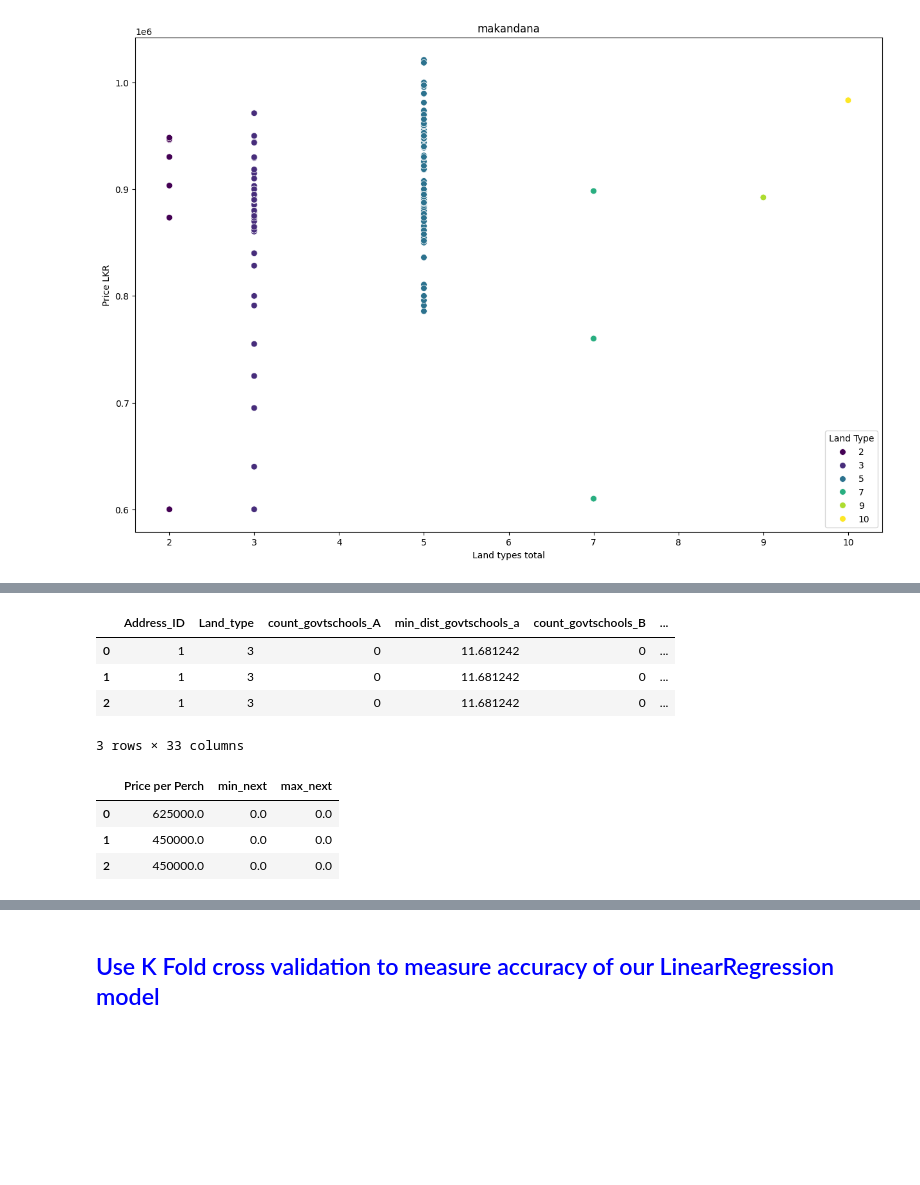
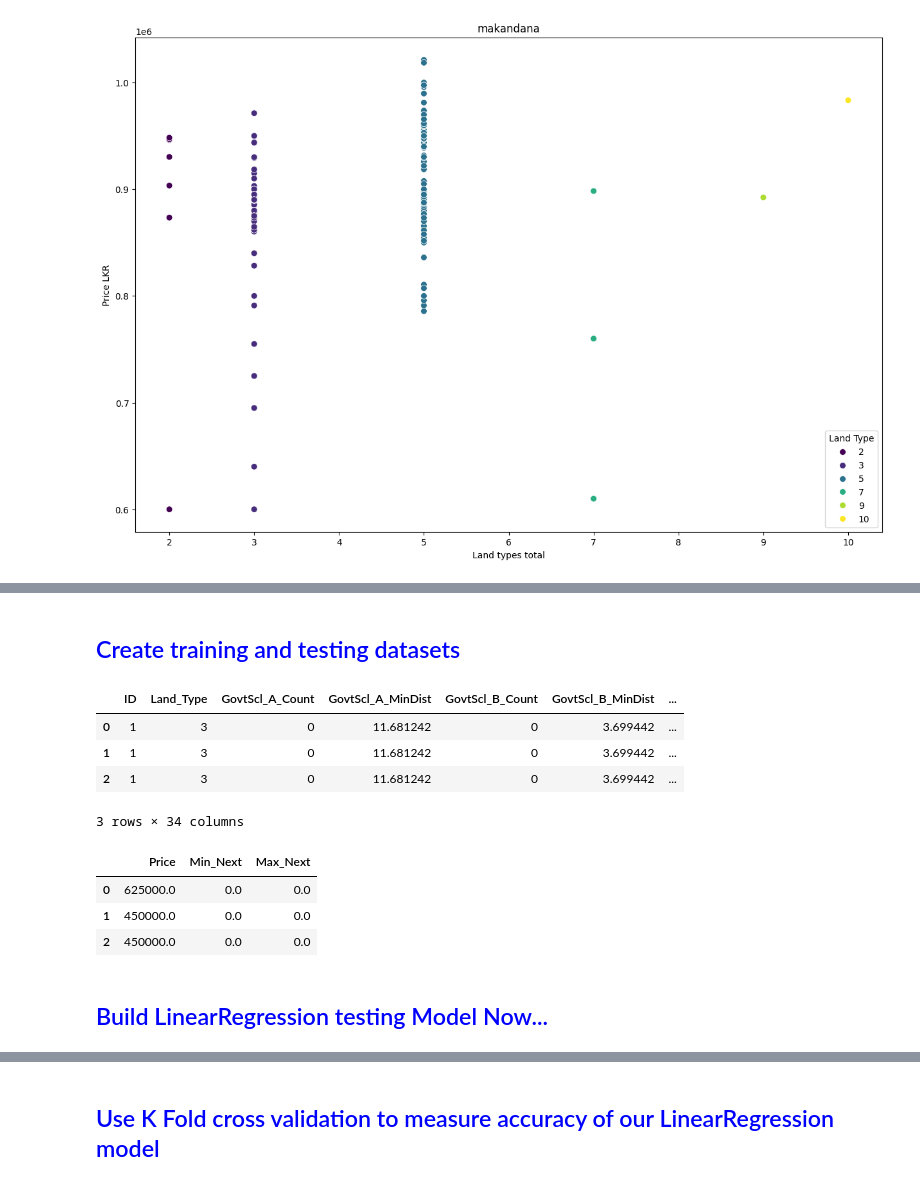
Before and after one commit to movindugunarathna/LandPulse-ML, a Jupyter notebook: Proprocessing/Preprocess.ipynb, the cells around one changed output, grey strips where cells are left out. Drawn from its saved outputs; the diff is of its cells as text; code cells hidden in the pictures; blank space fills up the shorter version.

```diff
--- a/Proprocessing/Preprocess.ipynb
+++ b/Proprocessing/Preprocess.ipynb
@@ -217,14 +217,26 @@ def addMonth(value):
     try:
         parts = value.split('/')
         if len(parts) > 1:
-            month = float(parts[0])
+            month = int(parts[0])
             if 0 < month < 13:
                 return month
         return 7
     except:
         return 7
+
+def addYear(value):
+    try:
+        parts = value.split('/')
+        if len(parts[2]) == 4:
+            year = int(parts[2])
+            if 2020 <= year <= 2100:
+                return year
+        return 2023
+    except:
+        return 2023
 # %%
 df3['current_month'] = df3['Posted_Date_new'].apply(addMonth)
+df3['current_year'] = df3['Posted_Date_new'].apply(addYear)
 df3.head()
 # %% [output]
 |  | Address_ID | Address | Land_type | Posted_Date_new | count_govtschools_A | min_dist_govtschools_a | ... |
@@ -648,17 +718,19 @@ df7.head()
+# %% [markdown]
+<h2 style='color:blue'>Create training and testing datasets</h2>
 # %%
-x = df7.drop(['Price per Perch', 'min_next', 'max_next'],axis='columns')
+x = df7.drop(['Price', 'Min_Next', 'Max_Next'],axis='columns')
 x.head(3)
 # %% [output]
-|  | Address_ID | Land_type | count_govtschools_A | min_dist_govtschools_a | count_govtschools_B | ... |
-| 0 | 1 | 3 | 0 | 11.681242 | 0 | ... |
-| 1 | 1 | 3 | 0 | 11.681242 | 0 | ... |
-| 2 | 1 | 3 | 0 | 11.681242 | 0 | ... |
+|  | ID | Land_Type | GovtScl_A_Count | GovtScl_A_MinDist | GovtScl_B_Count | GovtScl_B_MinDist | ... |
+| 0 | 1 | 3 | 0 | 11.681242 | 0 | 3.699442 | ... |
+| 1 | 1 | 3 | 0 | 11.681242 | 0 | 3.699442 | ... |
+| 2 | 1 | 3 | 0 | 11.681242 | 0 | 3.699442 | ... |
-3 rows × 33 columns
+3 rows × 34 columns
 # %%
-y = df7[['Price per Perch', 'min_next', 'max_next']]
+y = df7[['Price', 'Min_Next', 'Max_Next']]
 y.head(3)
 # %% [output]
-|  | Price per Perch | min_next | max_next |
+|  | Price | Min_Next | Max_Next |
 | 0 | 625000.0 | 0.0 | 0.0 |
 | 1 | 450000.0 | 0.0 | 0.0 |
 | 2 | 450000.0 | 0.0 | 0.0 |
@@ -668,3 +740,5 @@ X_train, X_test, y_train, y_test = train_test_split(x,y,test_size=0.2,random_sta
+# %% [markdown]
+<h2 style='color:blue'>Build LinearRegression testing Model Now...</h2>
 # %%
 from sklearn.linear_model import LinearRegression
 lr_clf = LinearRegression()
```
Also changed, not shown: parts of 34 cells of this notebook, 6 other files.
